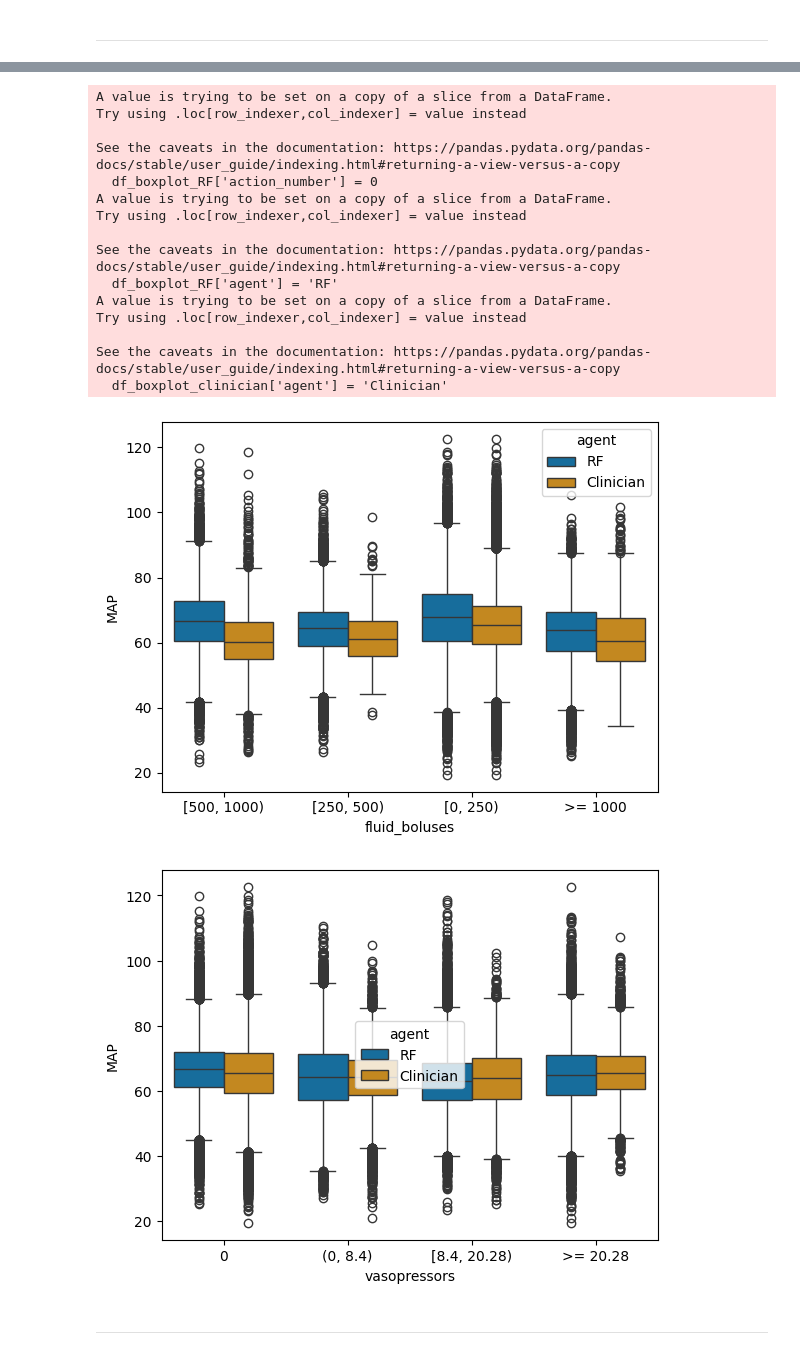
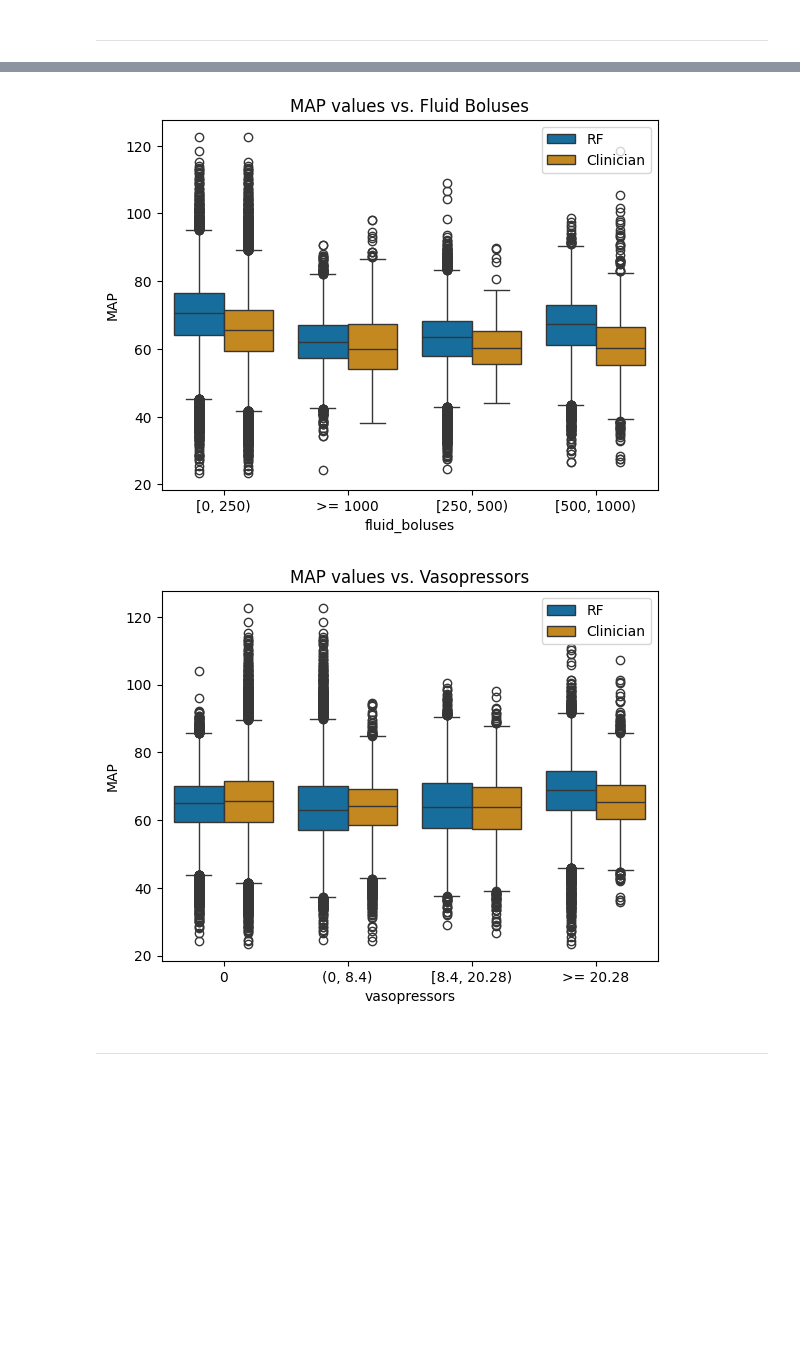
Before and after one commit to RuoqingEvelineWang/CS5446, a Jupyter notebook: notebooks/Clare-Hypotension.ipynb, the cells around one changed output, grey strips where cells are left out. Drawn from its saved outputs; the diff is of its cells as text; code cells hidden in the pictures; blank space fills up the shorter version.

```diff
--- a/notebooks/Clare-Hypotension.ipynb
+++ b/notebooks/Clare-Hypotension.ipynb
@@ -158,5 +168,5 @@ df['reward'] = df['reward'].shift(-1)
 # %%
-# ignore last hour since we don't observe the reward of action
-df = df[df['hour'] < 47]
-df['state_number_tp1'] = df['state_number_tp1'].astype(int)
+# ignore last hour since we don't observe reward of the last state
+X_train = X_train[X_train["hour"] < 47]
+X_train["state_number_tp1"] = X_train["state_number_tp1"].astype(int)
 # %% [markdown]
@@ -205,23 +223,30 @@ for Q_iter in range(num_iterations):
 The expected value of the RL policy can now be compared to the value of the original clinical policy or a random policy. The expected value of the RL policy is higher than for the other policies.
 # %%
-# evaluate
+# evaluation on training data
 Q_RL = 0
+Q_random = 0
 Q_clinician = 0
-Q_random =0
 
-for index, row in df.iterrows():
-    if row['hour'] == 0:
+for index, row in X_train.iterrows():
+    if row["hour"] == 0:
+        # rl policy
         Q_RL += np.nanmax(Q[int(row['state_number']), :])
+
+        # clinician policy
         Q_clinician += Q[int(row['state_number']), int(row['action_number'])]
+
         # random policy
         h = Q[int(row['state_number']), :]
         h = h[~np.isnan(h)]
         Q_random += h[np.random.choice(h.shape[0], 1)][0]
+
 Q_RL = Q_RL / num_patients
 Q_clinician = Q_clinician / num_patients
 Q_random = Q_random / num_patients
 
+plt.figure(figsize=(6, 4))
 sns.scatterplot(x=['RL', 'Clinician', 'Random'], y=[Q_RL, Q_clinician, Q_random], markers='s', s=100)
 plt.ylabel('Expected policy value')
+plt.title('[Train] Expected Policy Value for each Patient (at Timepoint 0)')
 plt.show()
 # %% [output]
@@ -229,51 +299,30 @@ plt.show()
 # %%
-df_boxplot_RF = df[['MAP']]
+# MAP values for each action taken (test data)
+df_boxplot_RF = X_test[['MAP']]
 df_boxplot_RF['action_number'] = 0
-for index, row in df.iterrows():
+for index, row in X_test.iterrows():
     df_boxplot_RF.at[index, 'action_number'] = np.nanargmax(Q[int(row['state_number']), :])
 
 df_boxplot_RF['agent'] = 'RF'
-df_boxplot_clinician = df[['MAP', 'action_number']]
+df_boxplot_clinician = X_test[['MAP', 'action_number']]
 df_boxplot_clinician['agent'] = 'Clinician'
 df_boxplot = pd.concat([df_boxplot_RF, df_boxplot_clinician], ignore_index=True, sort=False)
 
-fluid_boluses_dict = {
-    **dict.fromkeys([0, 1, 2, 3], '[0, 250)'),
-    **dict.fromkeys([4, 5, 6, 7], '[250, 500)'),
-    **dict.fromkeys([8, 9, 10, 11], '[500, 1000)'),
-    **dict.fromkeys([12, 13, 14, 15], '>= 1000')
-}
-vasopressors_dict = {
-    **dict.fromkeys([0, 4, 8, 12], '0'),
-    **dict.fromkeys([1, 5, 9, 13], '(0, 8.4)'),
-    **dict.fromkeys([2, 6, 10, 14], '[8.4, 20.28)'),
-    **dict.fromkeys([3, 7, 11, 15], '>= 20.28')
-}
 df_boxplot['fluid_boluses'] = df_boxplot['action_number'].replace(fluid_boluses_dict)
 df_boxplot['vasopressors'] = df_boxplot['action_number'].replace(vasopressors_dict)
 
 sns.boxplot(y='MAP', x='fluid_boluses', data=df_boxplot, palette="colorblind", hue='agent')
+plt.legend(loc="upper right")
+plt.title("MAP values vs. Fluid Boluses")
 plt.show()
+
 sns.boxplot(y='MAP', x='vasopressors', data=df_boxplot, palette="colorblind", hue='agent', order=['0', '(0, 8.4)', '[8.4, 20.28)', '>= 20.28'])
+plt.legend(loc="upper right")
+plt.title("MAP values vs. Vasopressors")
 plt.show()
 # %% [output]
-A value is trying to be set on a copy of a slice from a DataFrame.
-Try using .loc[row_indexer,col_indexer] = value instead
-
-See the caveats in the documentation: https://pandas.pydata.org/pandas-docs/stable/user_guide/indexing.html#returning-a-view-versus-a-copy
-  df_boxplot_RF['action_number'] = 0
-A value is trying to be set on a copy of a slice from a DataFrame.
-Try using .loc[row_indexer,col_indexer] = value instead
-
-See the caveats in the documentation: https://pandas.pydata.org/pandas-docs/stable/user_guide/indexing.html#returning-a-view-versus-a-copy
-  df_boxplot_RF['agent'] = 'RF'
-A value is trying to be set on a copy of a slice from a DataFrame.
-Try using .loc[row_indexer,col_indexer] = value instead
-
-See the caveats in the documentation: https://pandas.pydata.org/pandas-docs/stable/user_guide/indexing.html#returning-a-view-versus-a-copy
-  df_boxplot_clinician['agent'] = 'Clinician'
-[figure, old version]
+[figure, new version]
-[figure, old version]
+[figure, new version]
 # %% [markdown]
 ---
 # %% [markdown]
```
Also changed, not shown: parts of 73 cells of this notebook.
